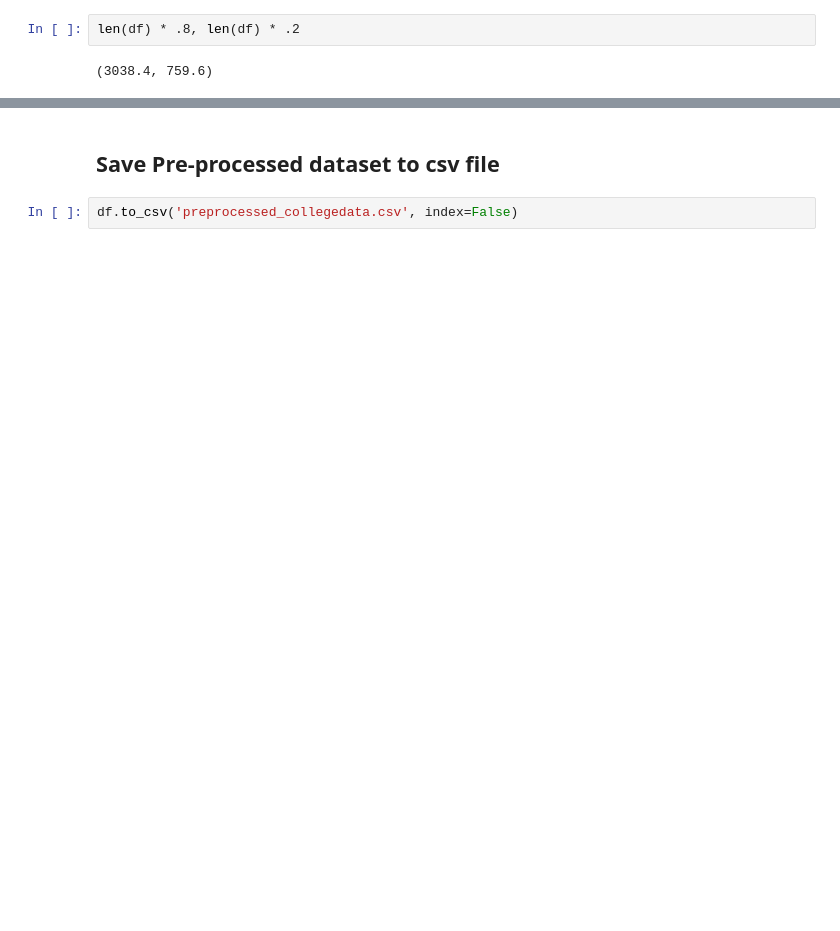
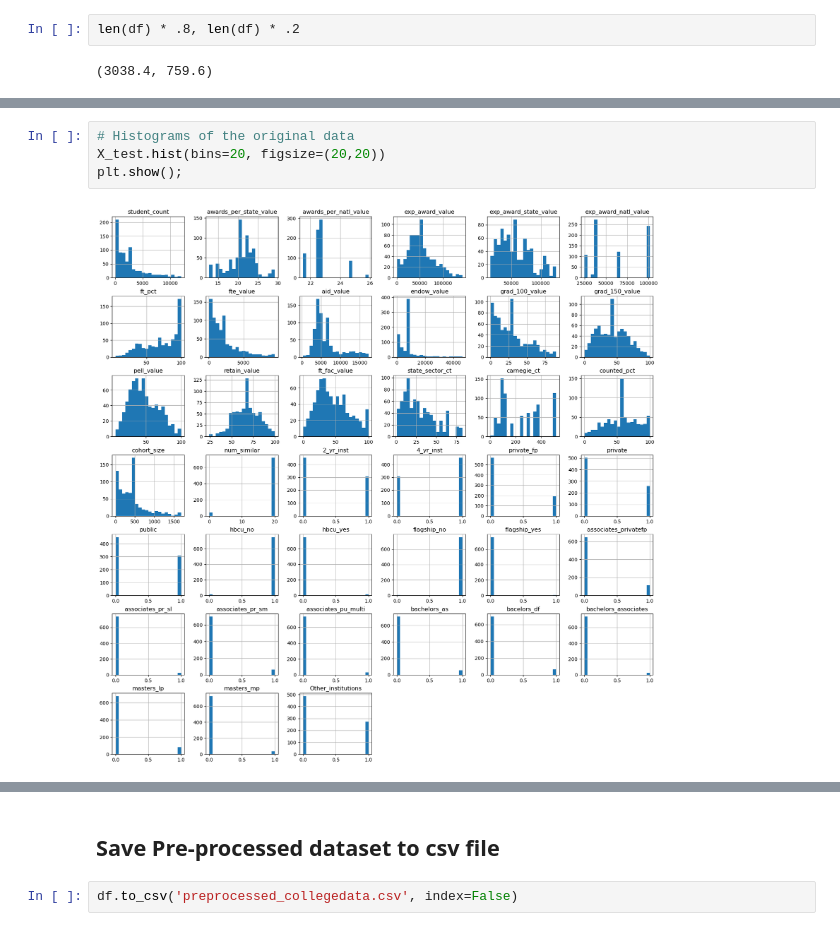
Before and after one commit to PM696/SpringboardBootCamp_DataScience, a Jupyter notebook: HigherEd_Awards_Capstone_Project/HigherED_Awards_Preprocessing.ipynb, the cells around one changed output, grey strips where cells are left out. Saved outputs shown, nothing was run; the diff lists cells and outputs as text; blank space fills up the shorter version.

```diff
--- a/HigherEd_Awards_Capstone_Project/HigherED_Awards_Preprocessing.ipynb
+++ b/HigherEd_Awards_Capstone_Project/HigherED_Awards_Preprocessing.ipynb
@@ -284,0 +355,6 @@ X_test_scaled = scaler.transform(X_test)
+# %%
+# Histograms of the original data
+X_test.hist(bins=20, figsize=(20,20))
+plt.show();
+# %% [output]
+[figure, added]
```
Also changed, not shown: parts of 13 cells of this notebook.
